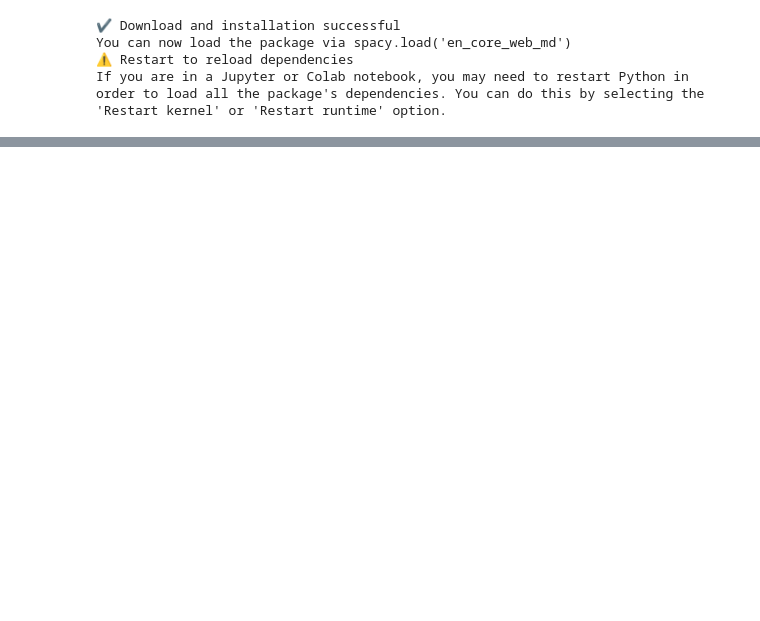
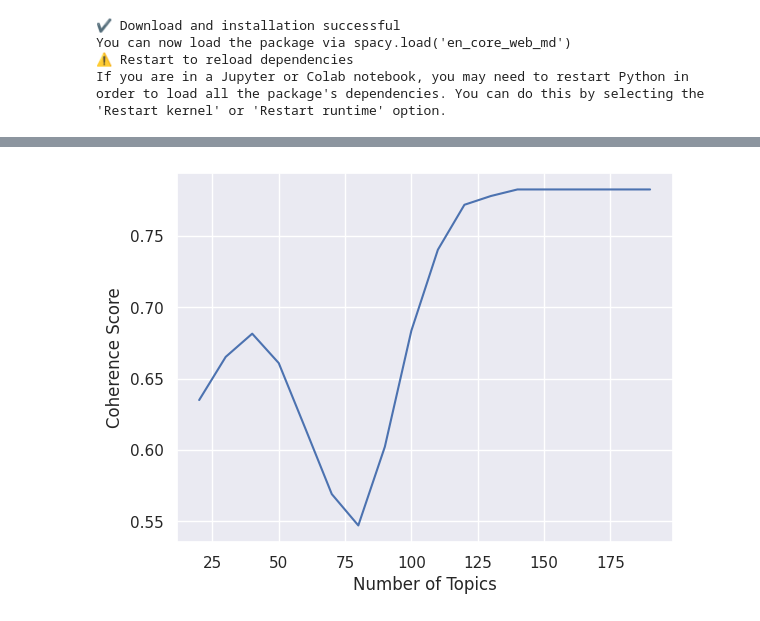
Before and after one commit to almin-byte/million-headlines-topic-modeling, a Jupyter notebook: LDA with gensim and spaCy.ipynb, the cells around one changed output, grey strips where cells are left out. Saved outputs shown, nothing was run; the diff lists cells and outputs as text; code cells hidden in the pictures; blank space fills up the shorter version.

```diff
--- a/LDA with gensim and spaCy.ipynb
+++ b/LDA with gensim and spaCy.ipynb
@@ -67,0 +178,14 @@ for doc in nlp.pipe(test_headlines):
+# %%
+topics = []
+score = []
+for i in range(20,200,10):
+   lda_model = LdaModel(corpus=corpus, id2word=dictionary, iterations=10, num_topics=i, passes=10, random_state=100)
+   cm = CoherenceModel(model=lda_model, texts = X_train['tokens'], corpus=corpus, dictionary=dictionary, coherence='c_v')
+   topics.append(i)
+   score.append(cm.get_coherence())
+_=plt.plot(topics, score)
+_=plt.xlabel('Number of Topics')
+_=plt.ylabel('Coherence Score')
+plt.show()
+# %% [output]
+[figure, added]
```
Also changed, not shown: parts of 24 cells of this notebook.
